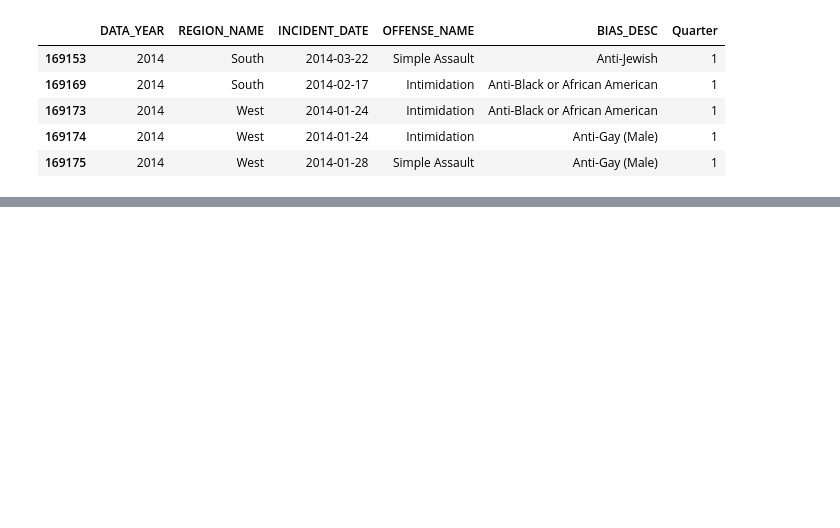
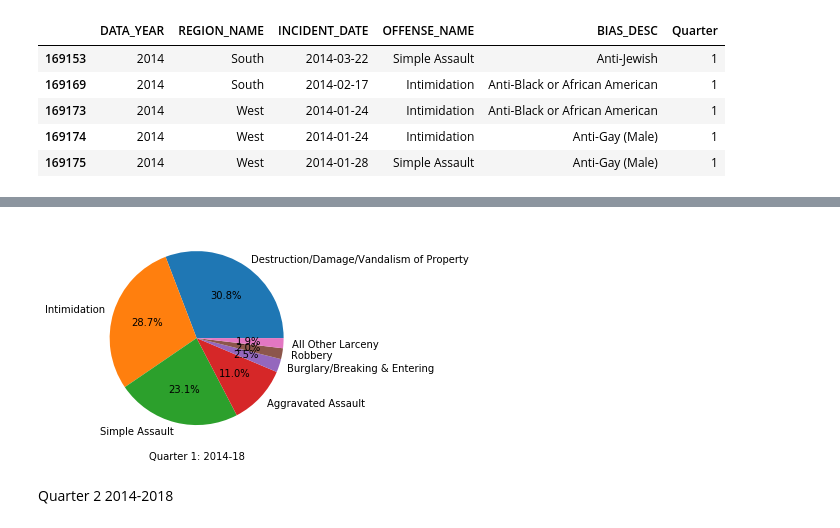
Before and after one commit to sjplaza/privateinvestigators, a Jupyter notebook: Crime.ipynb, the cells around one changed output, grey strips where cells are left out. Cells and saved outputs as stored; diff of their text form; code cells hidden in the pictures; blank space fills up the shorter version.

```diff
--- a/Crime.ipynb
+++ b/Crime.ipynb
@@ -65,0 +83,18 @@ Q1.head()
+# %%
+sim_offense1 = Q1.replace({
+   " Aggravated Assault;All Other":"Aggravated Assualt", "Intimidation;Simple Assault": "Simple Assault"})
+# %%
+counts = sim_offense1["OFFENSE_NAME"].value_counts()
+
+#drop counts of crime less than one percent for a cleaner pie chart
+counts = counts.where(counts>100).dropna(how="any")
+# %%
+#pie chart for Q1 offense
+
+plt.pie(counts.values, labels=counts.index.values, autopct="%1.1f%%")
+plt.xlabel("Quarter 1: 2014-18")
+plt.show()
+# %% [output]
+[figure, added]
+# %% [markdown]
+Quarter 2 2014-2018
```
Also changed, not shown: parts of 20 cells of this notebook.
